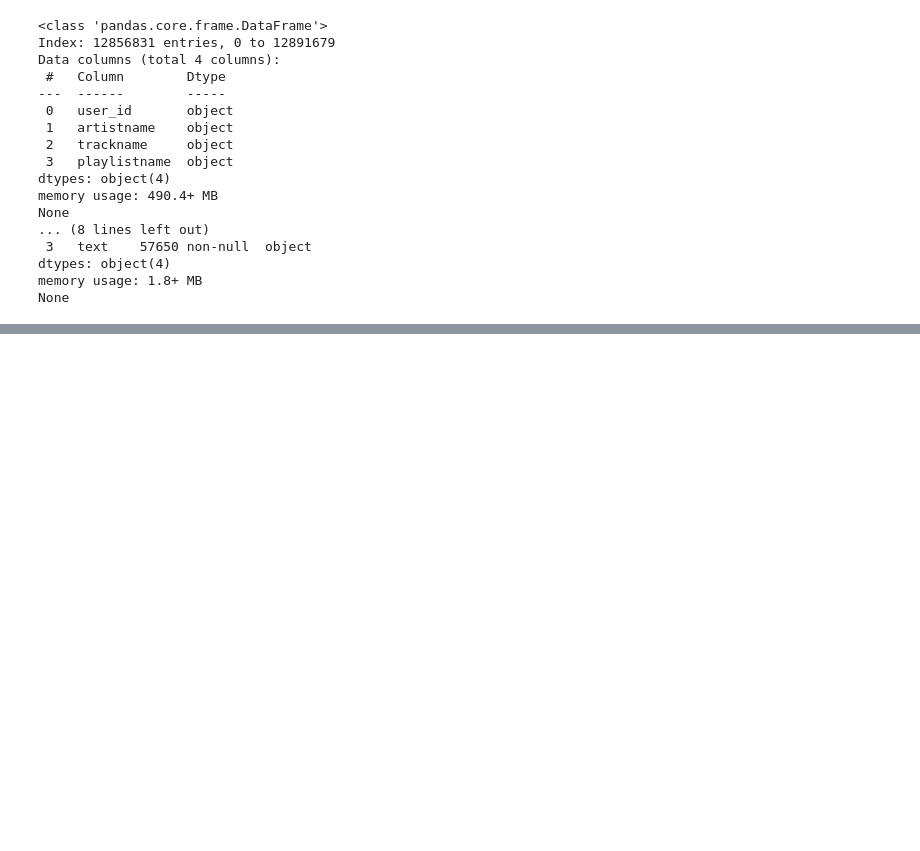
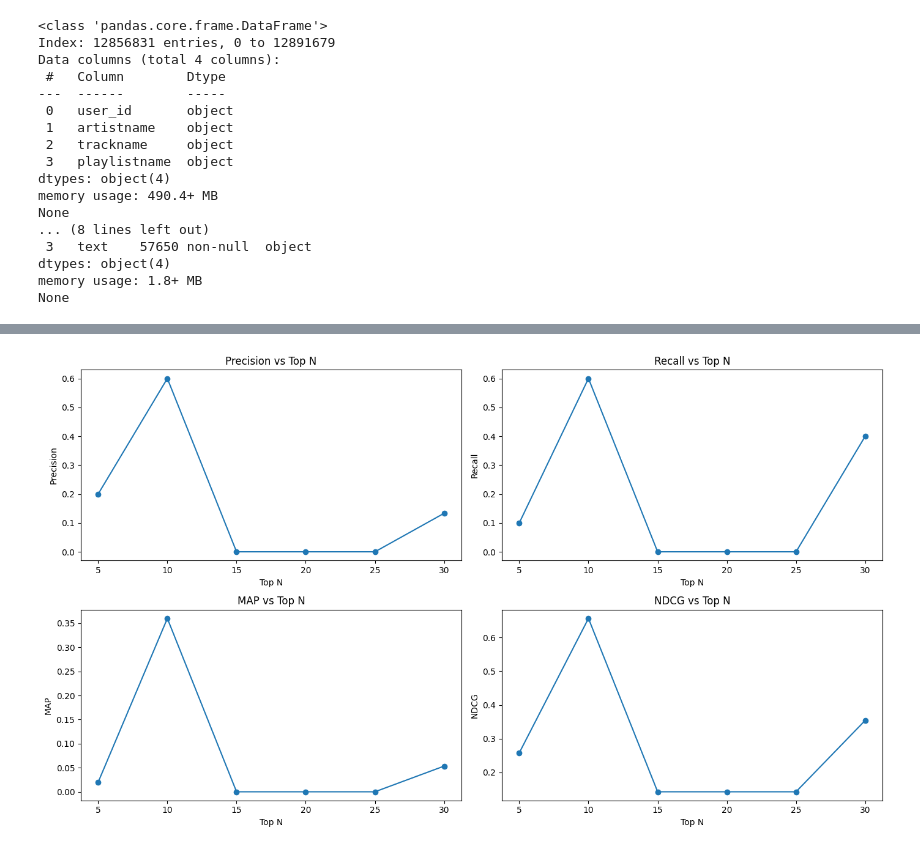
Before and after one commit to llors-chen/music9727, a Jupyter notebook: project_z5442760.ipynb, the cells around one changed output, grey strips where cells are left out. Cells and saved outputs as stored; diff of their text form; code cells hidden in the pictures; blank space fills up the shorter version.

```diff
--- a/project_z5442760.ipynb
+++ b/project_z5442760.ipynb
@@ -89,8 +88,9 @@ def preprocess_text(text):
     return ' '.join(tokens)
 
 spotify_df['playlistname'] = spotify_df['playlistname'].apply(preprocess_text)
+spotify_df['trackname'] = spotify_df['trackname'].apply(preprocess_text)
 # spotify_df = spotify_df.applymap(preprocess_text)
-# song_df = spotify_df.applymap(preprocess_text)
+song_df['text'] = song_df['text'].apply(preprocess_text)
 
 print(spotify_df.head())
 # %% [output]
@@ -269,11 +278,9 @@ import pandas as pd
 from sklearn.feature_extraction.text import TfidfVectorizer
 from sklearn.metrics.pairwise import cosine_similarity
 
-song_df['text'] = song_df['text'].apply(preprocess_text)
-
 # 提取随机歌单中的歌曲，并创建一个独立的df用于合并trackname和song
 random_playlist_songs = user_playlists[user_playlists['playlistname'].isin(random_playlists['playlistname'])]
-track_song_df = pd.merge(random_playlist_songs, song_df, left_on='trackname', right_on='song', how='inner')
+track_song_df = pd.merge(random_playlist_songs, train_song_df, left_on='trackname', right_on='song', how='inner')
 
 # 提取每首歌曲的TF-IDF特征
 tfidf_vectorizer = TfidfVectorizer(max_features=1000, stop_words='english')
@@ -300,18 +307,18 @@ print(playlist_lyrics[['playlistname', 'keywords']])
 all_keywords = ' '.join(playlist_lyrics['keywords'].tolist())
 
 # 使用合并的关键词搜索歌曲
-def recommend_songs_based_on_keywords(keywords, song_df, vectorizer, top_n=20):
+def recommend_songs_based_on_keywords(keywords, df, vectorizer, top_n=20):
     keywords_vector = vectorizer.transform([keywords])
-    song_vectors = vectorizer.transform(song_df['text'])
+    song_vectors = vectorizer.transform(df['text'])
     similarities = cosine_similarity(keywords_vector, song_vectors).flatten()
     top_indices = similarities.argsort()[-top_n*2:][::-1]  # 获取多一些，以防去重后不足20首
-    recommended_songs = song_df.iloc[top_indices]
+    recommended_songs = df.iloc[top_indices]
     recommended_songs = recommended_songs.drop_duplicates(subset='song').head(top_n)
     return recommended_songs
 
 # 推荐20首基于合并关键词的歌曲
-recommended_songs = recommend_songs_based_on_keywords(all_keywords, song_df, tfidf_vectorizer)
-print(f"\n基于歌单关键词推荐的20首歌:")
+recommended_songs = recommend_songs_based_on_keywords(all_keywords, train_song_df, tfidf_vectorizer)
+print(f"\n基于歌单中歌曲的关键词推荐的20首歌:")
 for i, row in recommended_songs.iterrows():
     print(f"{i+1}. {row['song']}")
 # %% [output]
@@ -334,0 +488,65 @@ for i, row in recommended_songs.iterrows():
+# %%
+import matplotlib.pyplot as plt
+
+# 测试不同的 top_n 值
+top_n_values = [5, 10, 15, 20, 25, 30]
+precision_scores = []
+recall_scores = []
+avg_precision_scores = []
+ndcg_scores = []
+
+for top_n in top_n_values:
+    # 使用测试集中的随机播放列表作为 ground truth
+    test_random_users = random.sample(list(test_df['user_id'].unique()), 10)
+    test_user_playlists = test_df[test_df['user_id'].isin(test_random_users)]
+    test_unique_playlists = test_user_playlists[['playlistname']].drop_duplicates()
+    test_random_playlists = test_unique_playlists.sample(n=10, replace=False)
+
+    # 合并测试随机播放列表中的所有关键词
+    test_random_playlists_keywords = ' '.join(playlist_tracks[playlist_tracks['playlistname'].isin(test_random_playlists['playlistname'])]['keywords'].tolist())
+
+    # 推荐基于测试随机播放列表关键词的播放列表
+    test_recommended_playlists = recommend_playlists_based_on_keywords(test_random_playlists_keywords, playlist_tracks, tfidf_vectorizer, top_n=top_n)
+
+    # 创建真实标签和推荐标签
+    true_labels = create_true_labels(playlist_tracks, test_random_playlists)
+    pred_labels = create_pred_labels(test_recommended_playlists, playlist_tracks)
+
+    # 计算评估指标
+    precision, recall, avg_precision, ndcg = evaluate_recommendations(true_labels, pred_labels)
+    precision_scores.append(precision)
+    recall_scores.append(recall)
+    avg_precision_scores.append(avg_precision)
+    ndcg_scores.append(ndcg)
+
+# 绘制评估指标随 top_n 值变化的图表
+plt.figure(figsize=(14, 8))
+
+plt.subplot(2, 2, 1)
+plt.plot(top_n_values, precision_scores, marker='o')
+plt.title('Precision vs Top N')
+plt.xlabel('Top N')
+plt.ylabel('Precision')
+
+plt.subplot(2, 2, 2)
+plt.plot(top_n_values, recall_scores, marker='o')
+plt.title('Recall vs Top N')
+plt.xlabel('Top N')
+plt.ylabel('Recall')
+
+plt.subplot(2, 2, 3)
+plt.plot(top_n_values, avg_precision_scores, marker='o')
+plt.title('MAP vs Top N')
+plt.xlabel('Top N')
+plt.ylabel('MAP')
+
+plt.subplot(2, 2, 4)
+plt.plot(top_n_values, ndcg_scores, marker='o')
+plt.title('NDCG vs Top N')
+plt.xlabel('Top N')
+plt.ylabel('NDCG')
+
+plt.tight_layout()
+plt.show()
+# %% [output]
+[figure, added]
```
Also changed, not shown: parts of 9 cells of this notebook.
